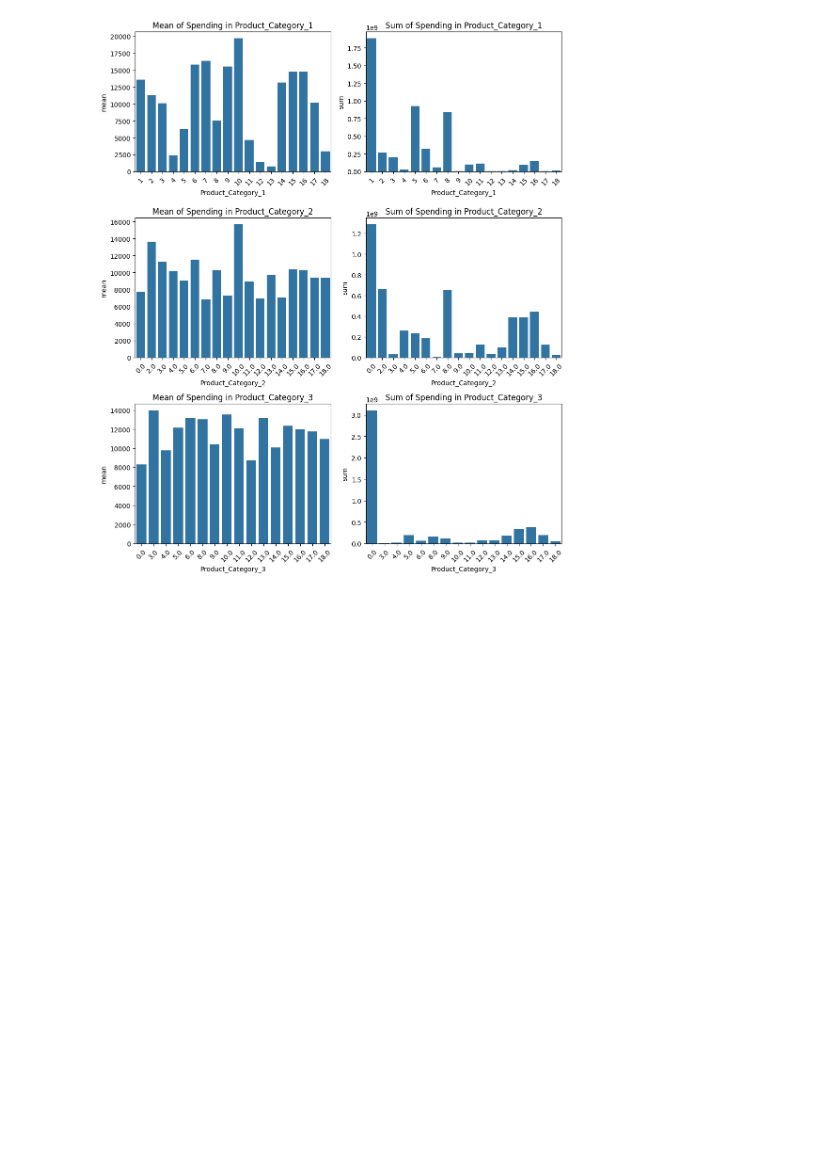
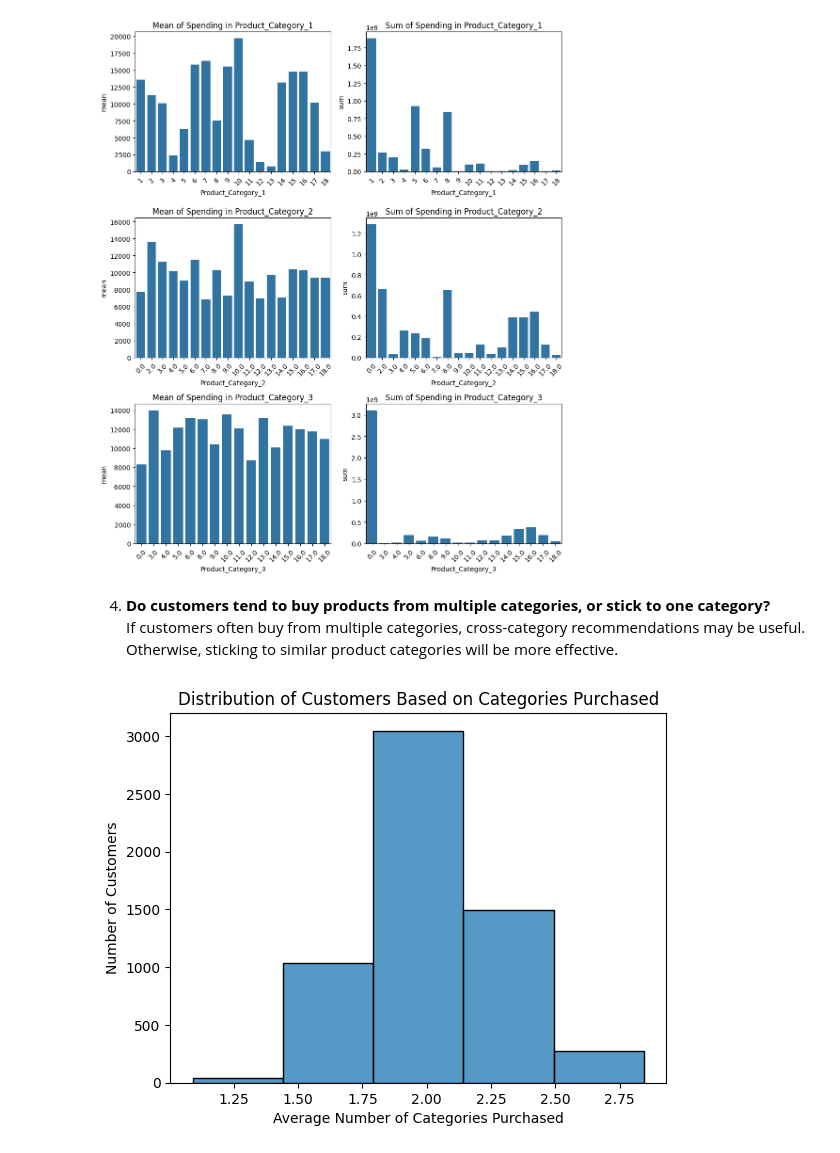
Before and after one commit to Darknight47/Data-Science-Project-02, a Jupyter notebook: recommendation_system.ipynb, the cells around one changed output. Cells and saved outputs as stored; diff of their text form; code cells hidden in the pictures; blank space fills up the shorter version.

```diff
--- a/recommendation_system.ipynb
+++ b/recommendation_system.ipynb
@@ -302,3 +302,25 @@ for i, (category, data) in enumerate(category_groups.items()):
 plt.show()
 # %% [output]
 [figure]
+# %% [markdown]
+4. **Do customers tend to buy products from multiple categories, or stick to one category?**
+If customers often buy from multiple categories, cross-category recommendations may be useful.
+Otherwise, sticking to similar product categories will be more effective.
+# %%
+# Create a new column that counts the number of categories purchased (now excluding 0)
+dataset['num_categories_purchased'] = dataset[['Product_Category_1', 'Product_Category_2', 'Product_Category_3']].gt(0).sum(axis=1)
+# This column counts how many product categories (out of Product_Category_1, Product_Category_2, and Product_Category_3) were non-null for each purchase.
+# %%
+# Group by 'User_ID' to see how many unique categories each customer has bought from
+customer_category_behavior = dataset.groupby('User_ID')['num_categories_purchased'].agg(['mean', 'count']).reset_index()
+# Group the data by customer (User_ID) and calculate the mean number of categories they purchase from (to see their typical behavior) and the count of purchases they’ve made.
+# %%
+# Visualization to see distribution of customers by number of categories
+
+sns.histplot(customer_category_behavior['mean'], bins=5)
+plt.title('Distribution of Customers Based on Categories Purchased')
+plt.xlabel('Average Number of Categories Purchased')
+plt.ylabel('Number of Customers')
+plt.show()
+# %% [output]
+[figure, added]
```
Also changed, not shown: parts of 1 cell of this notebook.
